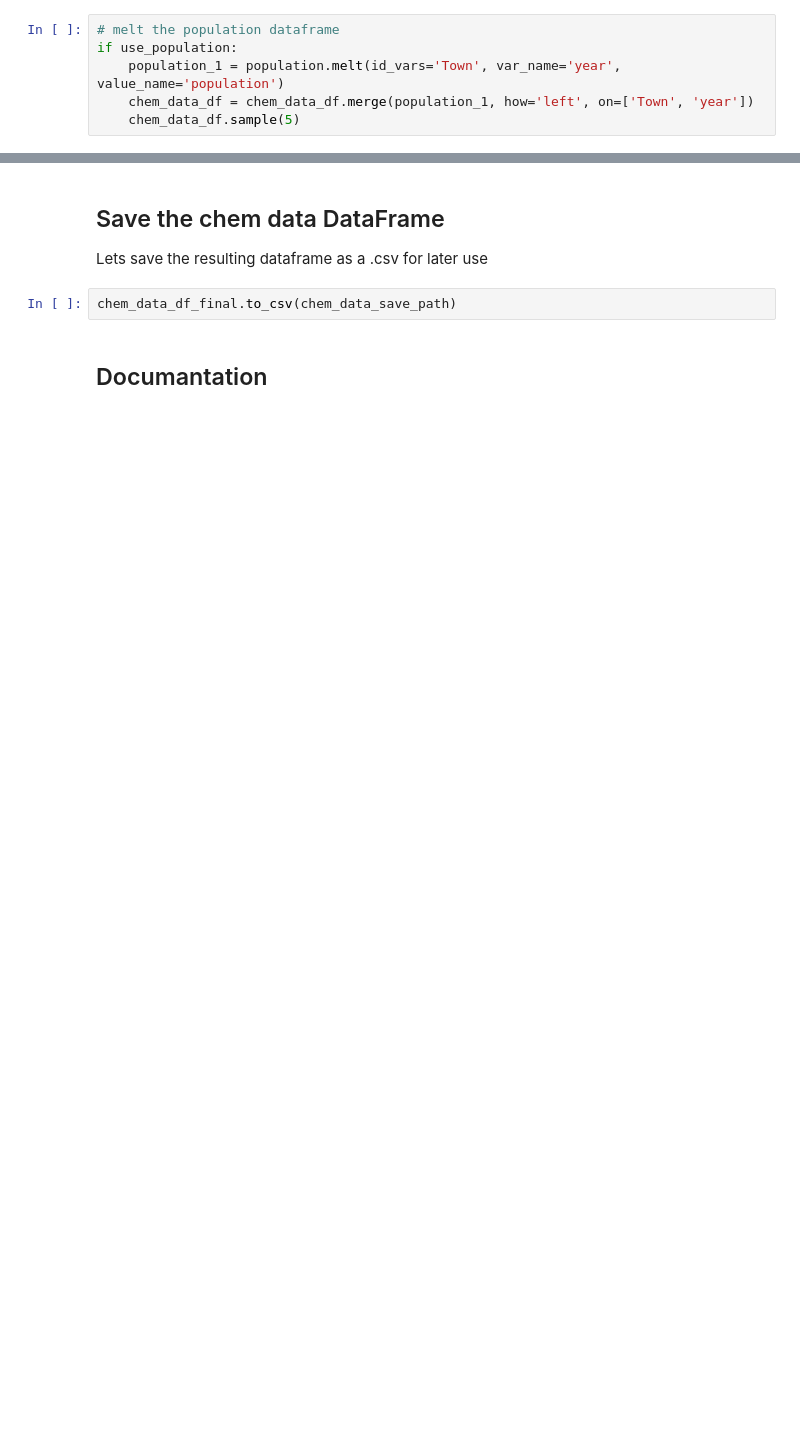
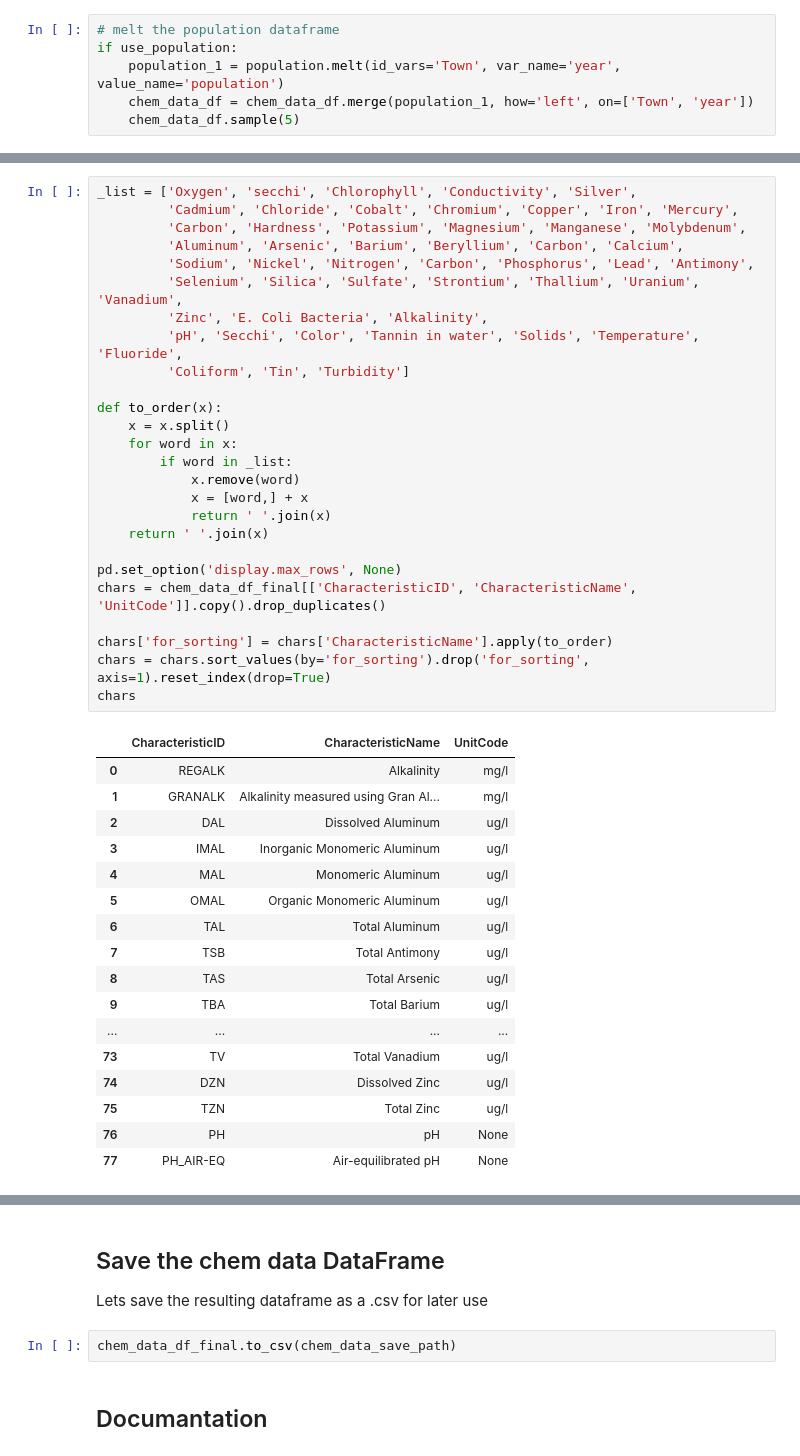
Before and after one commit to zorinAnze/Vermont-Lake-Health, a Jupyter notebook: Combine_Tables.ipynb, the cells around one changed output, grey strips where cells are left out. Cells and saved outputs as stored; diff of their text form; blank space fills up the shorter version.

```diff
--- a/Combine_Tables.ipynb
+++ b/Combine_Tables.ipynb
@@ -194,0 +199,44 @@ Final chem data Data frame shape:  (284912, 25)
+# %%
+_list = ['Oxygen', 'secchi', 'Chlorophyll', 'Conductivity', 'Silver',
+         'Cadmium', 'Chloride', 'Cobalt', 'Chromium', 'Copper', 'Iron', 'Mercury',
+         'Carbon', 'Hardness', 'Potassium', 'Magnesium', 'Manganese', 'Molybdenum',
+         'Aluminum', 'Arsenic', 'Barium', 'Beryllium', 'Carbon', 'Calcium',
+         'Sodium', 'Nickel', 'Nitrogen', 'Carbon', 'Phosphorus', 'Lead', 'Antimony',
+         'Selenium', 'Silica', 'Sulfate', 'Strontium', 'Thallium', 'Uranium', 'Vanadium',
+         'Zinc', 'E. Coli Bacteria', 'Alkalinity',
+         'pH', 'Secchi', 'Color', 'Tannin in water', 'Solids', 'Temperature', 'Fluoride',
+         'Coliform', 'Tin', 'Turbidity']
+
+def to_order(x):
+    x = x.split()
+    for word in x:
+        if word in _list:
+            x.remove(word)
+            x = [word,] + x
+            return ' '.join(x)
+    return ' '.join(x)
+
+pd.set_option('display.max_rows', None)
+chars = chem_data_df_final[['CharacteristicID', 'CharacteristicName', 'UnitCode']].copy().drop_duplicates()
+
+chars['for_sorting'] = chars['CharacteristicName'].apply(to_order)
+chars = chars.sort_values(by='for_sorting').drop('for_sorting', axis=1).reset_index(drop=True)
+chars
+# %% [output]
+|  | CharacteristicID | CharacteristicName | UnitCode |
+| 0 | REGALK | Alkalinity | mg/l |
+| 1 | GRANALK | Alkalinity measured using Gran Al... | mg/l |
+| 2 | DAL | Dissolved Aluminum | ug/l |
+| 3 | IMAL | Inorganic Monomeric Aluminum | ug/l |
+| 4 | MAL | Monomeric Aluminum | ug/l |
+| 5 | OMAL | Organic Monomeric Aluminum | ug/l |
+| 6 | TAL | Total Aluminum | ug/l |
+| 7 | TSB | Total Antimony | ug/l |
+| 8 | TAS | Total Arsenic | ug/l |
+| 9 | TBA | Total Barium | ug/l |
+| ... | ... | ... | ... |
+| 73 | TV | Total Vanadium | ug/l |
+| 74 | DZN | Dissolved Zinc | ug/l |
+| 75 | TZN | Total Zinc | ug/l |
+| 76 | PH | pH | None |
+| 77 | PH_AIR-EQ | Air-equilibrated pH | None |
```
Also changed, not shown: parts of 11 cells of this notebook.
